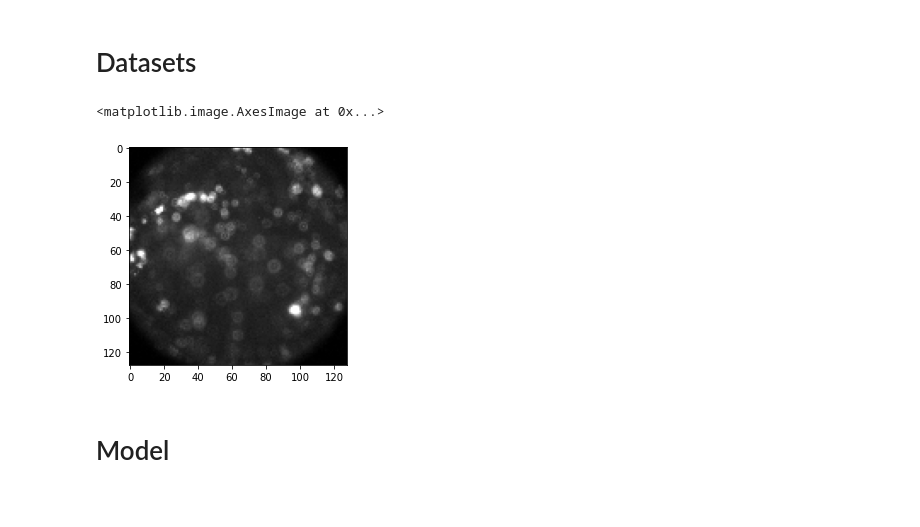
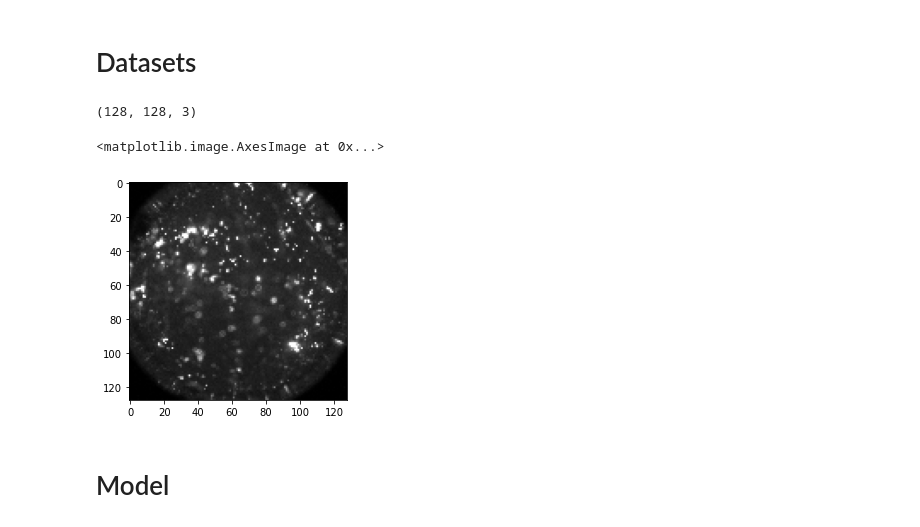
Before and after one commit to fogg-lab/tissue-model-analysis-tools, a Jupyter notebook: notebooks/invasion_depth_v1.ipynb, the cells around one changed output. Drawn from its saved outputs; the diff is of its cells as text; code cells hidden in the pictures.

Commit message:
Demo invasion depth model notebook that shows learning.

```diff
--- a/notebooks/invasion_depth_v1.ipynb
+++ b/notebooks/invasion_depth_v1.ipynb
@@ -51,0 +71,5 @@ class_weights
+# %%
+data_counts = {k: len(v) for k, v in data_paths.items()}
+val_counts = {k: v * val_split for k, v in data_counts.items()}
+train_counts = {k: v - val_counts[k] for k, v in data_counts.items()}
+train_class_weights = balanced_class_weights_from_counts(train_counts)
@@ -52,3 +84,6 @@ class_weights
+# %%
+train_data_paths = {k: v[val_counts[k]:] for k, v in data_paths.items()}
+val_data_paths = {k: v[:val_counts[k]] for k, v in data_paths.items()}
 # %% [markdown]
 # Datasets
 # %%
@@ -127,2 +168,7 @@ class InvasionDataGenerator(Sequence):
 # %%
-train_datagen = InvasionDataGenerator(f"{root_data_path}/train", 32, resnet_inp_shape[:2], class_labels, rs)
+# # With class weights
+train_datagen = InvasionDataGenerator(train_data_paths, class_labels, batch_size, resnet_inp_shape[:2], rs, class_weights=train_class_weights, augmentation_function=prep.augment_imgs)
+val_datagen = InvasionDataGenerator(val_data_paths, class_labels, batch_size, resnet_inp_shape[:2], rs, class_weights=train_class_weights, augmentation_function=prep.augment_imgs)
+# Without class weights
+# train_datagen = InvasionDataGenerator(train_data_paths, class_labels, batch_size, resnet_inp_shape[:2], rs, augmentation_function=prep.augment_imgs)
+# val_datagen = InvasionDataGenerator(val_data_paths, class_labels, batch_size, resnet_inp_shape[:2], rs, augmentation_function=prep.augment_imgs)
@@ -131,5 +174,0 @@ Xi, yi = train_datagen[1]
-# %%
-plt.imshow(Xi[0], cmap="gray")
-# %% [output]
-<matplotlib.image.AxesImage at 0x...>
-[figure, removed]
@@ -166,2 +175,14 @@ plt.imshow(Xi[0], cmap="gray")
+# %%
+Xi, yi, wi = train_datagen[1]
+# Xi, yi = train_datagen[1]
+# %%
+Xi[0].shape
+# %% [output]
+(128, 128, 3)
+# %%
+plt.imshow(Xi[0][:, :, 0], cmap="gray")
+# %% [output]
+<matplotlib.image.AxesImage at 0x...>
+[figure, added]
 # %% [markdown]
 # Model
```
Also changed, not shown: parts of 25 cells of this notebook, 2 other files.
